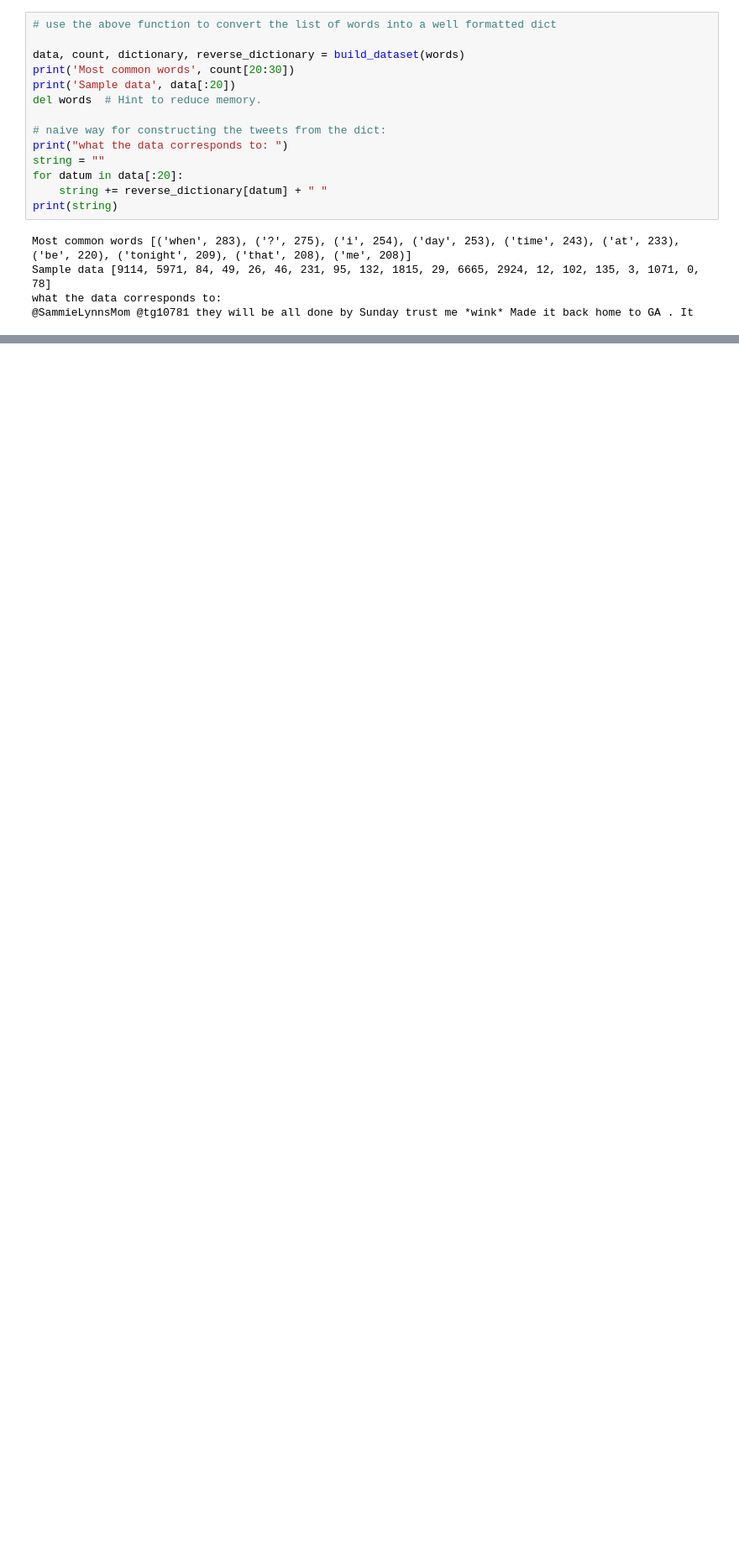
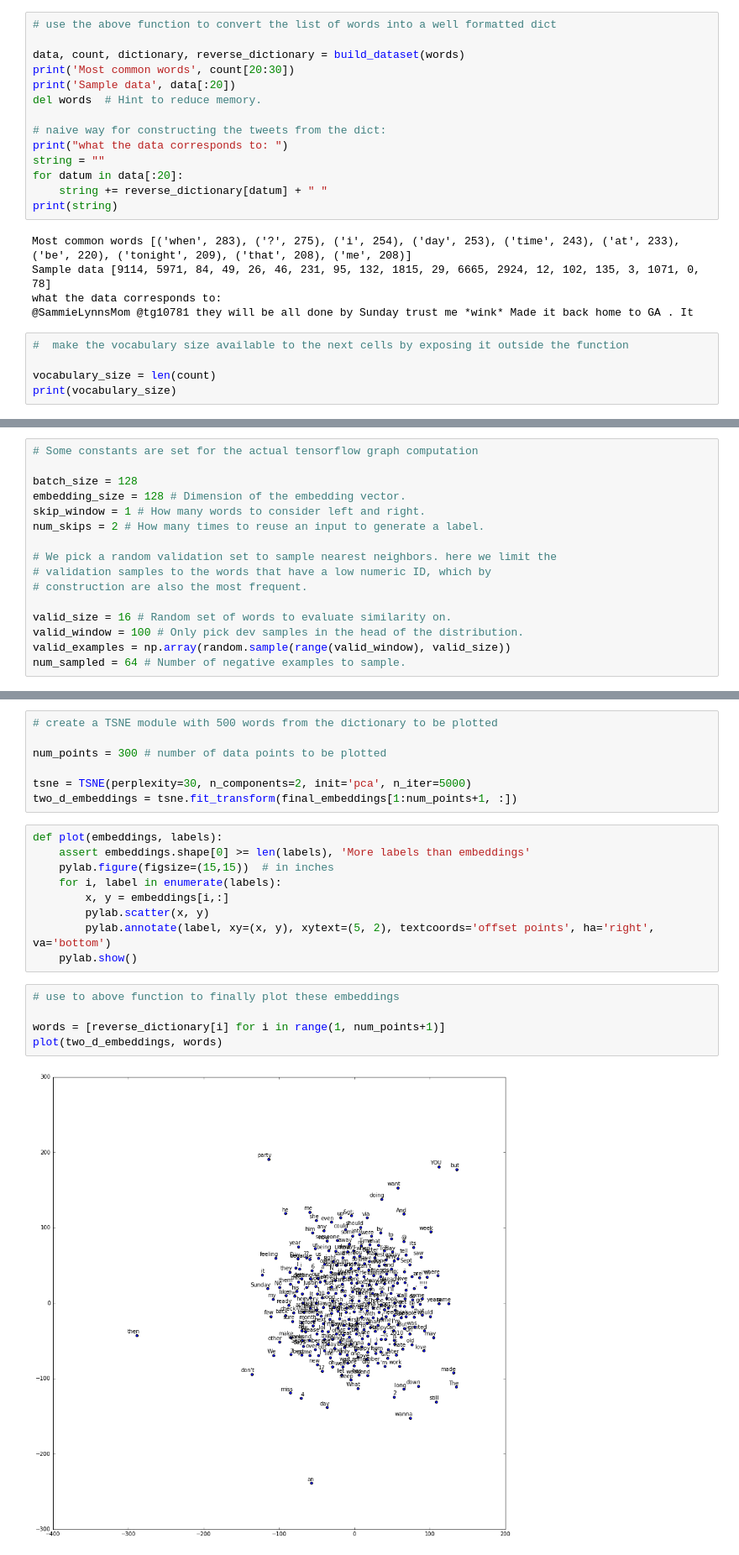
Before and after one commit to akanimax/CNN_for_NER, a Jupyter notebook: Scripts/Encoder_Script.ipynb, the cells around one changed output, grey strips where cells are left out. Shown at 84% size. Saved outputs shown, nothing was run; the diff lists cells and outputs as text; blank space fills up the shorter version.

```diff
--- a/Scripts/Encoder_Script.ipynb
+++ b/Scripts/Encoder_Script.ipynb
@@ -124,3 +125,8 @@ Most common words [('when', 283), ('?', 275), ('i', 254), ('day', 253), ('time',
 Sample data [9114, 5971, 84, 49, 26, 46, 231, 95, 132, 1815, 29, 6665, 2924, 12, 102, 135, 3, 1071, 0, 78]
 what the data corresponds to:
 @SammieLynnsMom @tg10781 they will be all done by Sunday trust me *wink* Made it back home to GA . It
+# %%
+#  make the vocabulary size available to the next cells by exposing it outside the function
+
+vocabulary_size = len(count)
+print(vocabulary_size)
@@ -126,0 +190,16 @@ what the data corresponds to:
+# %%
+# Some constants are set for the actual tensorflow graph computation
+
+batch_size = 128
+embedding_size = 128 # Dimension of the embedding vector.
+skip_window = 1 # How many words to consider left and right.
+num_skips = 2 # How many times to reuse an input to generate a label.
+
+# We pick a random validation set to sample nearest neighbors. here we limit the
+# validation samples to the words that have a low numeric ID, which by
+# construction are also the most frequent.
+
+valid_size = 16 # Random set of words to evaluate similarity on.
+valid_window = 100 # Only pick dev samples in the head of the distribution.
+valid_examples = np.array(random.sample(range(valid_window), valid_size))
+num_sampled = 64 # Number of negative examples to sample.
@@ -126,0 +317,23 @@ what the data corresponds to:
+# %%
+# create a TSNE module with 500 words from the dictionary to be plotted
+
+num_points = 300 # number of data points to be plotted
+
+tsne = TSNE(perplexity=30, n_components=2, init='pca', n_iter=5000)
+two_d_embeddings = tsne.fit_transform(final_embeddings[1:num_points+1, :])
+# %%
+def plot(embeddings, labels):
+    assert embeddings.shape[0] >= len(labels), 'More labels than embeddings'
+    pylab.figure(figsize=(15,15))  # in inches
+    for i, label in enumerate(labels):
+        x, y = embeddings[i,:]
+        pylab.scatter(x, y)
+        pylab.annotate(label, xy=(x, y), xytext=(5, 2), textcoords='offset points', ha='right', va='bottom')
+    pylab.show()
+# %%
+# use to above function to finally plot these embeddings
+
+words = [reverse_dictionary[i] for i in range(1, num_points+1)]
+plot(two_d_embeddings, words)
+# %% [output]
+[figure, added]
```
Also changed, not shown: parts of 22 cells of this notebook.
